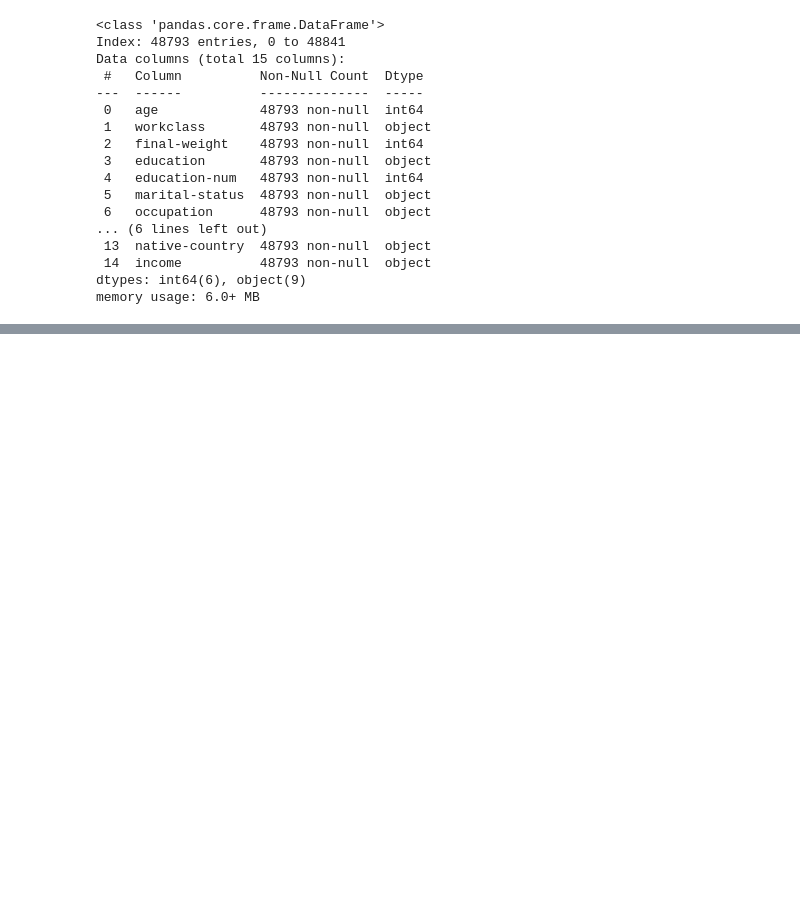
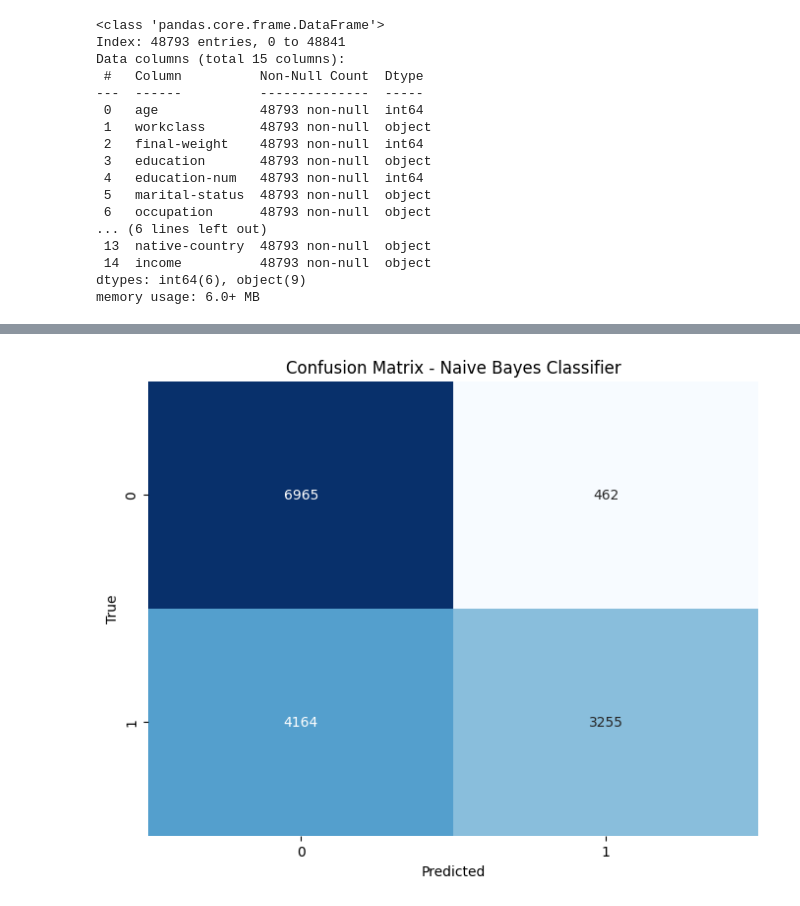
Before and after one commit to nisal2002/Na-ve-Bayes-vs-Random-Forest, a Jupyter notebook: CM2604_CW.ipynb, the cells around one changed output, grey strips where cells are left out. Cells and saved outputs as stored; diff of their text form; code cells hidden in the pictures; blank space fills up the shorter version.

Commit message:
trained

```diff
--- a/CM2604_CW.ipynb
+++ b/CM2604_CW.ipynb
@@ -332,0 +489,15 @@ memory usage: 6.0+ MB
+# %%
+# Define features (X) and target variable (y)
+X = census_df.drop('income', axis=1)
+y = census_df['income']
+
+# Encode categorical variables
+X_encoded = pd.get_dummies(X)
+
+# Split dataset into training and testing sets
+X_train, X_test, y_train, y_test = train_test_split(X_encoded, y, test_size=0.2, random_state=42)
+# %%
+# Naive Bayes model
+nb_classifier = GaussianNB()
+nb_classifier.fit(X_train, y_train)
+nb_predictions = nb_classifier.predict(X_test)
@@ -332,0 +524,11 @@ memory usage: 6.0+ MB
+# %%
+# Plot confusion matrix for Naive Bayes
+nb_conf_matrix = confusion_matrix(y_test, nb_predictions)
+plt.figure(figsize=(8, 6))
+sns.heatmap(nb_conf_matrix, annot=True, fmt='d', cmap='Blues', cbar=False)
+plt.title('Confusion Matrix - Naive Bayes Classifier')
+plt.xlabel('Predicted')
+plt.ylabel('True')
+plt.show()
+# %% [output]
+[figure, added]
```
Also changed, not shown: parts of 19 cells of this notebook.
